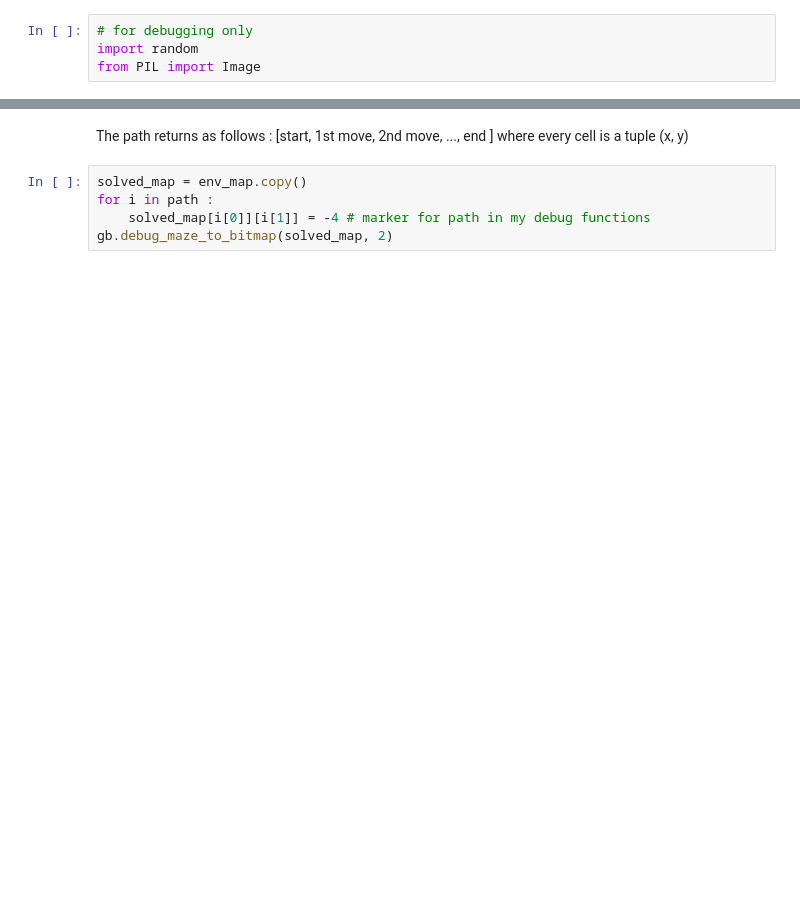
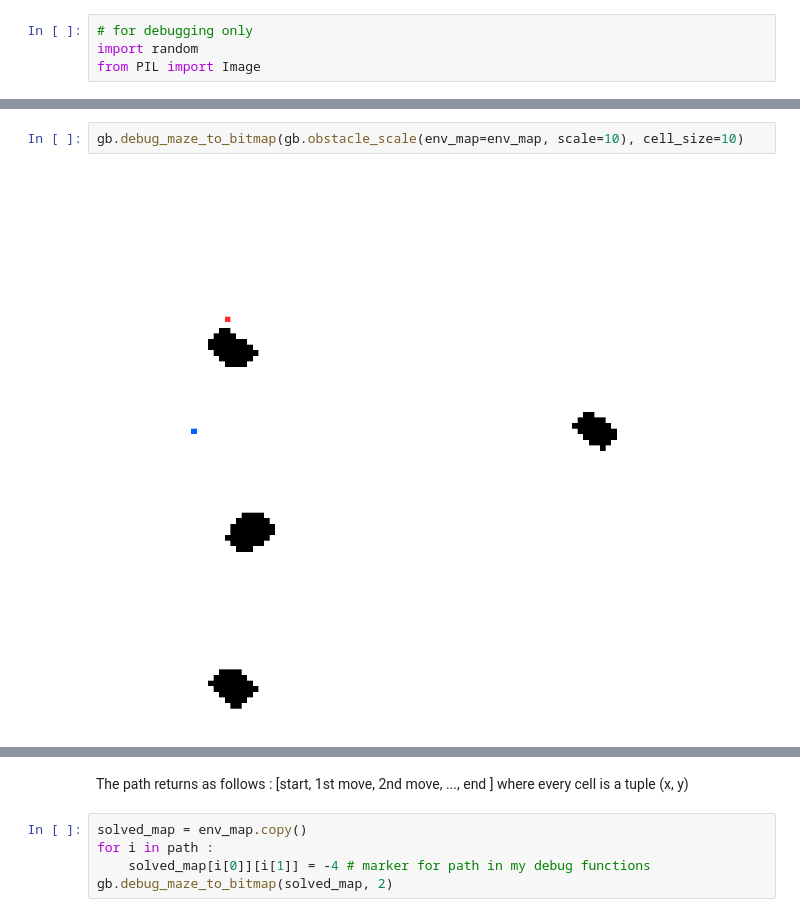
Before and after one commit to Luca-Seel/BOMR_PROJECT, a Jupyter notebook: Global_Nav/global_nav.ipynb, the cells around one changed output, grey strips where cells are left out. Cells and saved outputs as stored; diff of their text form; blank space fills up the shorter version.

```diff
--- a/Global_Nav/global_nav.ipynb
+++ b/Global_Nav/global_nav.ipynb
@@ -15 +22,5 @@ gb.debug_maze_to_bitmap(env_map, 2)
+# %%
+gb.debug_maze_to_bitmap(gb.obstacle_scale(env_map=env_map, scale=10), cell_size=10)
+# %% [output]
+[figure, added]
 # %%
```
Also changed, not shown: parts of 5 cells of this notebook, 3 other files.
